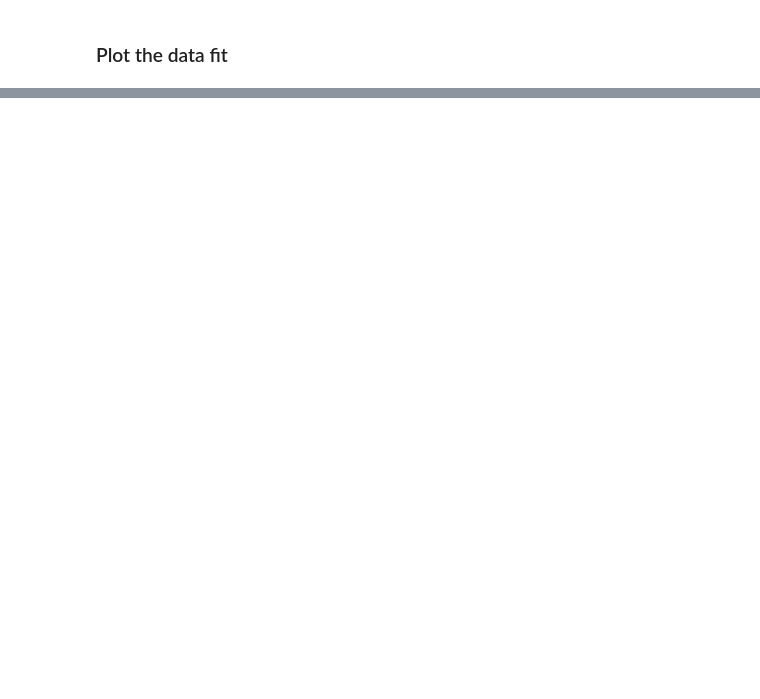
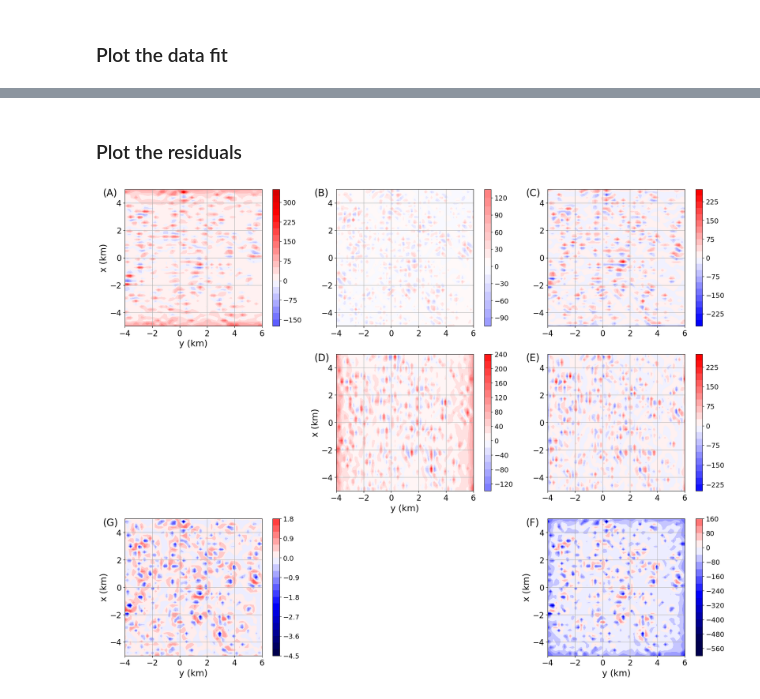
Before and after one commit to pinga-lab/eqlayer-review-computational, a Jupyter notebook: code/Iterative_SOB17.ipynb, the cells around one changed output, grey strips where cells are left out. Saved outputs shown, nothing was run; the diff lists cells and outputs as text; code cells hidden in the pictures; blank space fills up the shorter version.

```diff
--- a/code/Iterative_SOB17.ipynb
+++ b/code/Iterative_SOB17.ipynb
@@ -171,0 +177,8 @@ plt.show()
+# %% [markdown]
+### Plot the residuals
+# %%
+tensor_components = ['xx', 'xy', 'xz', 'yy', 'yz', 'zz']
+
+labels = ['(A)', '(B)', '(C)', '(D)', '(E)', '(F)']
+
+mosaic_elements = ['a', 'b', 'c', 'd', 'e', 'f']
@@ -171,0 +200,58 @@ plt.show()
+# %%
+# compute ranges
+ranges_gz = np.max(np.abs(residuals['gz']))
+ranges_tensor = []
+for tensor_component in tensor_components:
+    ranges_tensor.append(np.max(np.abs(residuals['g{}'.format(tensor_component)])))
+ranges_tensor = 0.9*np.max(ranges_tensor)
+# %%
+# plot figure
+fig = plt.figure(layout= 'constrained', figsize=(18,14))
+mosaic = fig.subplot_mosaic('''
+                            abc
+                            .de
+                            g.f
+                            ''')
+# tensor components
+for (element, tensor_component, label) in zip(
+    mosaic_elements, tensor_components, labels
+):
+    ax = mosaic[element]
+    ax.axis('scaled')
+    im = ax.contourf(data_points['coordinates'][1].reshape(data_points['shape'])*0.001,
+                     data_points['coordinates'][0].reshape(data_points['shape'])*0.001,
+                     residuals['g{}'.format(tensor_component)].reshape(data_points['shape']), 20,
+                     cmap='seismic', vmin=-ranges_tensor, vmax=ranges_tensor)
+    cb = fig.colorbar(im, ax=ax)
+    cb.ax.tick_params(labelsize=14)
+    ax.set_ylim(0.001*data_points['area'][0], 0.001*data_points['area'][1])
+    ax.set_xlim(0.001*data_points['area'][2], 0.001*data_points['area'][3])
+    ax.tick_params(axis='x', labelsize=16)
+    ax.tick_params(axis='y', labelsize=16)
+    ax.grid()
+    ax.annotate(label, xy=(-0.16, 0.95), xycoords='axes fraction', fontsize=20)
+
+# gz
+ax = mosaic['g']
+ax.axis('scaled')
+im = ax.contourf(data_points['coordinates'][1].reshape(data_points['shape'])*0.001,
+                 data_points['coordinates'][0].reshape(data_points['shape'])*0.001,
+                 residuals['gz'].reshape(data_points['shape']), 20,
+                 cmap='seismic', vmin=-ranges_gz, vmax=ranges_gz)
+cb = fig.colorbar(im, ax=ax)
+cb.ax.tick_params(labelsize=14)
+ax.set_ylim(0.001*data_points['area'][0], 0.001*data_points['area'][1])
+ax.set_xlim(0.001*data_points['area'][2], 0.001*data_points['area'][3])
+ax.tick_params(axis='x', labelsize=16)
+ax.tick_params(axis='y', labelsize=16)
+ax.grid()
+ax.annotate('(G)', xy=(-0.16, 0.95), xycoords='axes fraction', fontsize=20)
+
+for element in ['a','d','f','g']:
+    mosaic[element].set_ylabel('x (km)', fontsize=18)
+    mosaic[element].set_xlabel('y (km)', fontsize=18)
+
+plt.savefig('SOB17_residuals.png', dpi= 300)
+plt.show()
+# %% [output]
+[figure, added]
```
Also changed, not shown: parts of 7 cells of this notebook, 22 other files.
